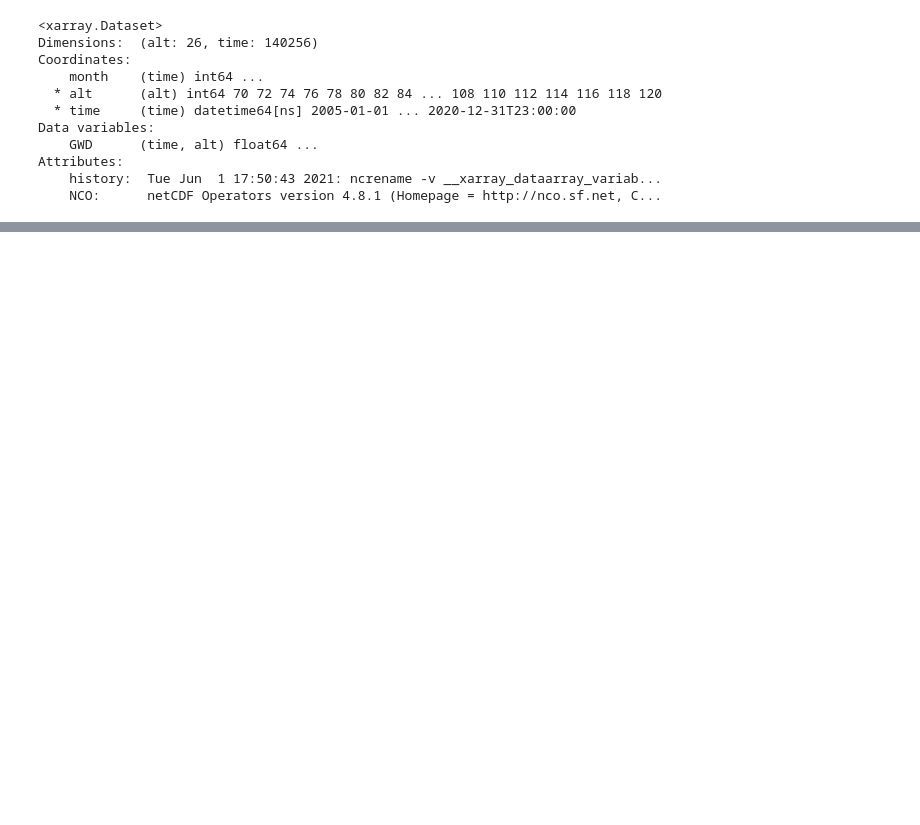
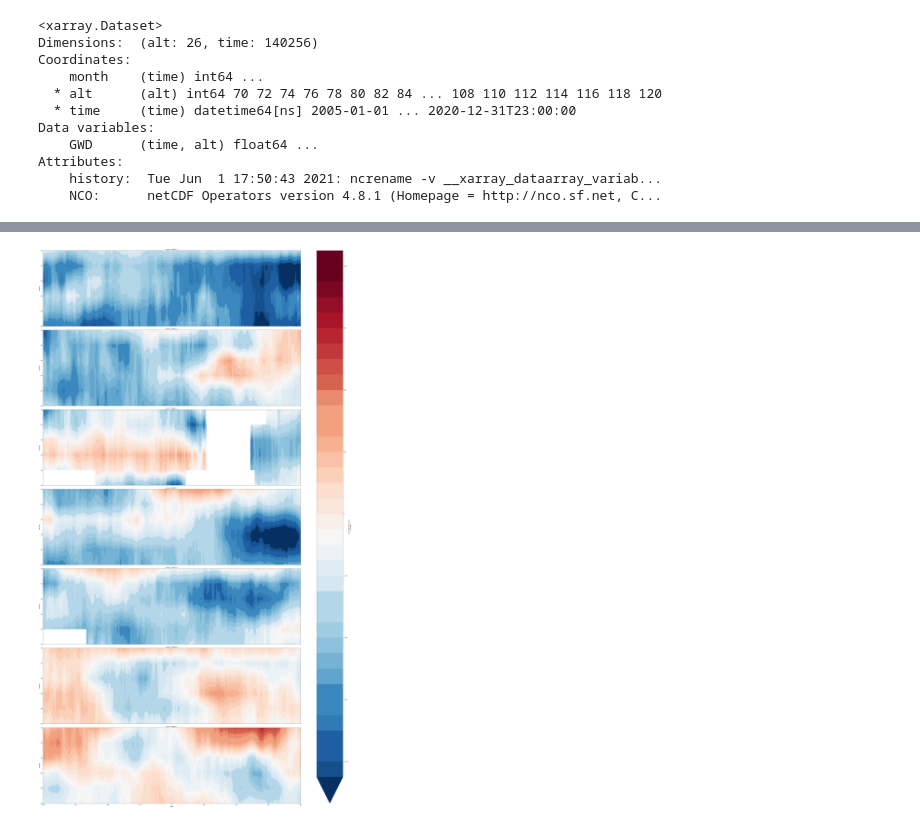
Before and after one commit to VACILT/SSW_project, a Jupyter notebook: GWD_analysis_Davis.ipynb, the cells around one changed output, grey strips where cells are left out. Saved outputs shown, nothing was run; the diff lists cells and outputs as text; code cells hidden in the pictures; blank space fills up the shorter version.

```diff
--- a/GWD_analysis_Davis.ipynb
+++ b/GWD_analysis_Davis.ipynb
@@ -87,0 +69,21 @@ sea_gwd.sel(alt = slice(70,110)).plot(x='days',robust=True)
+# %%
+def sea_individual(days_period,station,var):
+    df_dates = pd.read_csv(dir_path+'dates/without_final_warmings/ssw_dates_without_final_warmings_'+station+'.csv') # you can load SSWs from a csv file like attached
+    dates = df_dates.set_index('BeginDate')
+
+    xa_ls = []
+
+    print(dates.index)
+
+    for days in dates.index:
+
+        td = pd.Timedelta(str(days_period)+' days')  # define timedelta e.g., +/- 30 days
+        comp_m = var.sel(time = slice(pd.to_datetime(days)-td,pd.to_datetime(days)+td))  # select the data in the time range around the SSW onset
+        comp_m['time'] = np.linspace(-days_period,days_period,comp_m.time.shape[0])  # set the time dimension of comp_m to an array of +/- the period
+        xa_ls.append(comp_m)  # xa_ls is an array of the datasets of all single events
+
+
+    xa_comp = xr.concat(xa_ls, dim = 'event')  # assign 'event' as new dimension to the data array --> new array xa_comp
+    xa_comp['event'] = dates.index.values   # xa_comp has now the dimension 'event' and the values of this dimension are the indices of dates (i.e. the dates of the SSW onsets)
+
+    return xa_comp
@@ -87,0 +100,4 @@ sea_gwd.sel(alt = slice(70,110)).plot(x='days',robust=True)
+# %%
+p = sea_gwd_individual.sel(alt = slice(84,95)).plot.contourf(x='time', row='event', size=9,robust=True, levels =41, aspect=4)
+# %% [output]
+[figure, added]
```
Also changed, not shown: parts of 15 cells of this notebook, 8 other files.
